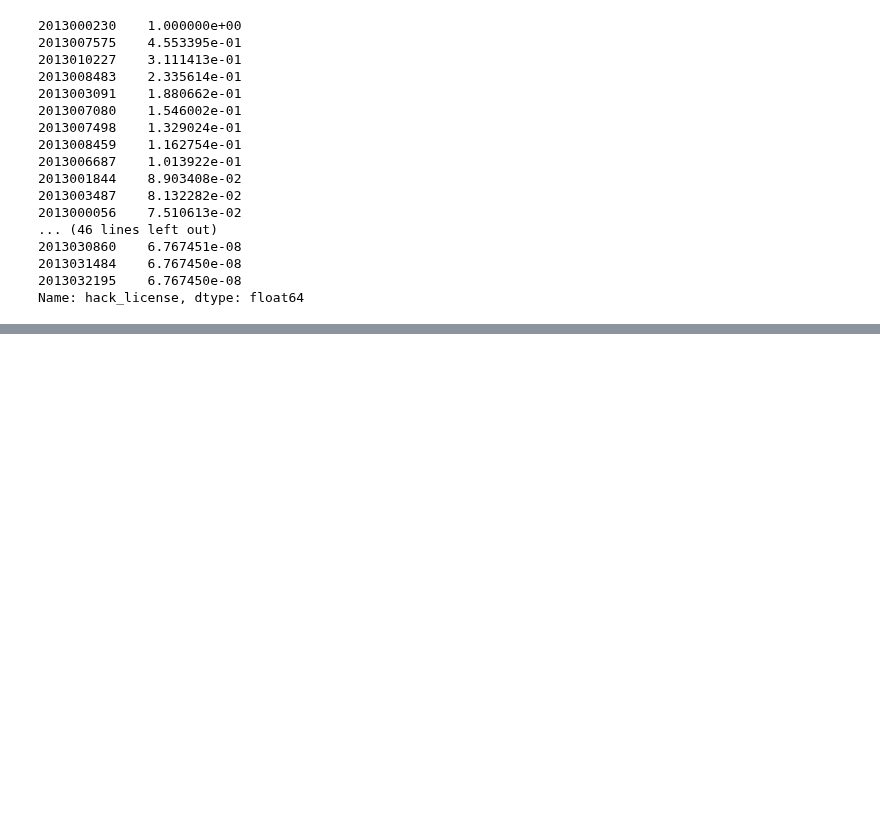
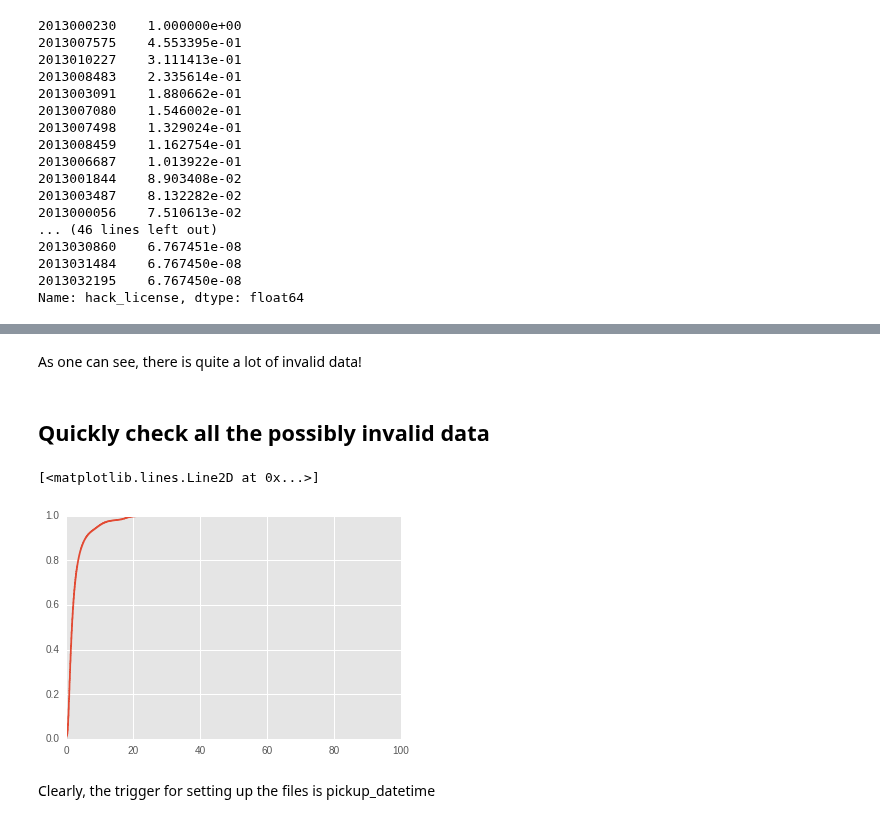
Before and after one commit to nikhase/nyc-taxi, a Jupyter notebook: monthlyDataAnalysis.ipynb, the cells around one changed output, grey strips where cells are left out. Saved outputs shown, nothing was run; the diff lists cells and outputs as text; code cells hidden in the pictures; blank space fills up the shorter version.

```diff
--- a/monthlyDataAnalysis.ipynb
+++ b/monthlyDataAnalysis.ipynb
@@ -404,0 +407,2 @@ Name: hack_license, dtype: float64
+# %%
+taxidata['avg_amount_per_mile'] = taxidata.total_amount / taxidata.trip_distance
@@ -404,0 +490,2 @@ Name: hack_license, dtype: float64
+# %% [markdown]
+As one can see, there is quite a lot of invalid data!
@@ -404,0 +494,11 @@ Name: hack_license, dtype: float64
+# %% [markdown]
+## Quickly check all the possibly invalid data
+# %%
+ecdf_trip_dist = ECDF(taxidata.trip_distance)
+
+plt.step(ecdf_trip_dist.x, ecdf_trip_dist.y)
+# %% [output]
+[<matplotlib.lines.Line2D at 0x...>]
+[figure, added]
+# %% [markdown]
+Clearly, the trigger for setting up the files is pickup_datetime
```
Also changed, not shown: parts of 34 cells of this notebook.
